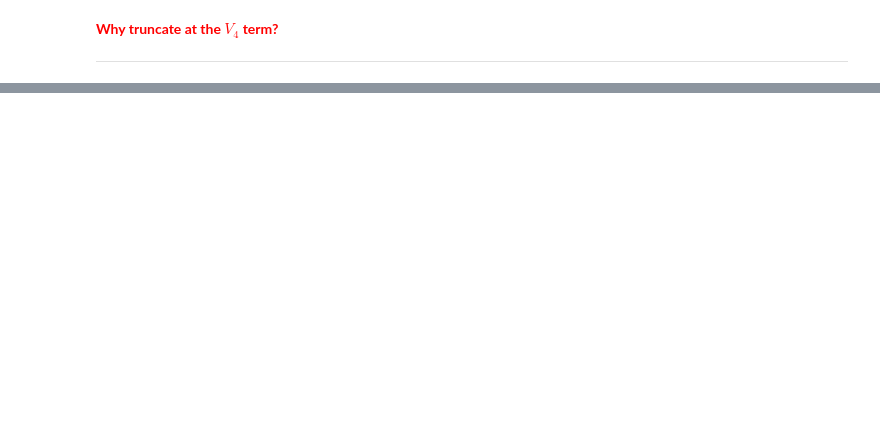
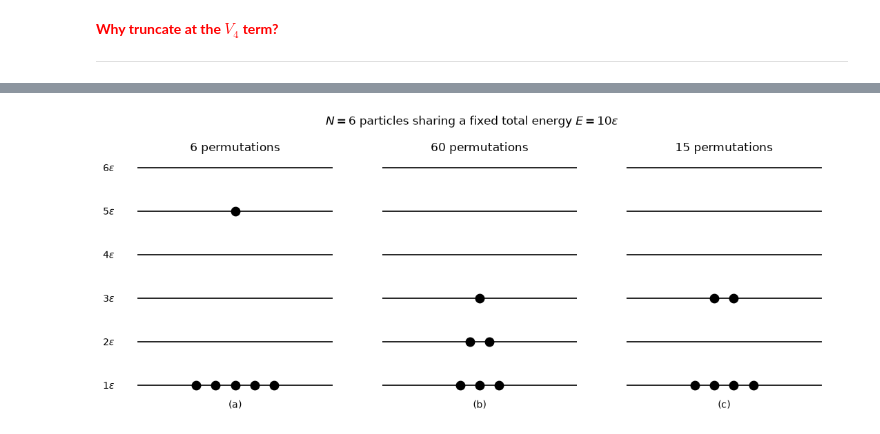
Before and after one commit to DajnowiczLab/BiophysLab_CHEM_4560, a Jupyter notebook: course_lectures/Lecture3_MM_MD_StatMech.ipynb, the cells around one changed output, grey strips where cells are left out. Cells and saved outputs as stored; diff of their text form; code cells hidden in the pictures; blank space fills up the shorter version.

```diff
--- a/course_lectures/Lecture3_MM_MD_StatMech.ipynb
+++ b/course_lectures/Lecture3_MM_MD_StatMech.ipynb
@@ -614,0 +849,39 @@ array([[[0.00198883, 0.00204186, 0.00209478, ..., 0.00209478,
+# %%
+import numpy as np
+import matplotlib.pyplot as plt
+from math import factorial
+
+# each entry maps an energy level (in units of epsilon) to the number of particles sitting in it
+distributions = [{1: 5, 5: 1}, {1: 3, 2: 2, 3: 1}, {1: 4, 3: 2}]
+levels = range(1, 7)
+
+
+def multiplicity(occupancy):
+    """W = N! / (n_1! n_2! ...): the number of ways to arrange labelled particles into these levels."""
+    w = factorial(sum(occupancy.values()))
+    for n in occupancy.values():
+        w //= factorial(n)
+    return w
+
+
+fig, axes = plt.subplots(1, 3, figsize=(11, 4.5), sharey=True)
+
+for ax, occupancy, panel in zip(axes, distributions, 'abc'):
+    for level in levels:
+        ax.hlines(level, 0.0, 1.0, color='black', linewidth=1.2)
+    for level, n in occupancy.items():
+        x = 0.5 + 0.1 * (np.arange(n) - (n - 1) / 2)       # centre the particles on the line
+        ax.plot(x, [level] * n, 'o', color='black', markersize=9)
+    ax.set_title(f'{multiplicity(occupancy)} permutations')
+    ax.set_xlabel(f'({panel})')
+    ax.set_xticks([])
+    ax.set_xlim(-0.1, 1.1)
+    ax.tick_params(length=0)
+    for side in ax.spines.values():
+        side.set_visible(False)
+
+axes[0].set_yticks(list(levels), [f'{i}$\\epsilon$' for i in levels])
+fig.suptitle('$N = 6$ particles sharing a fixed total energy $E = 10\\epsilon$')
+plt.tight_layout()
+# %% [output]
+[figure, added]
```
Also changed, not shown: parts of 48 cells of this notebook, 9 other files.
